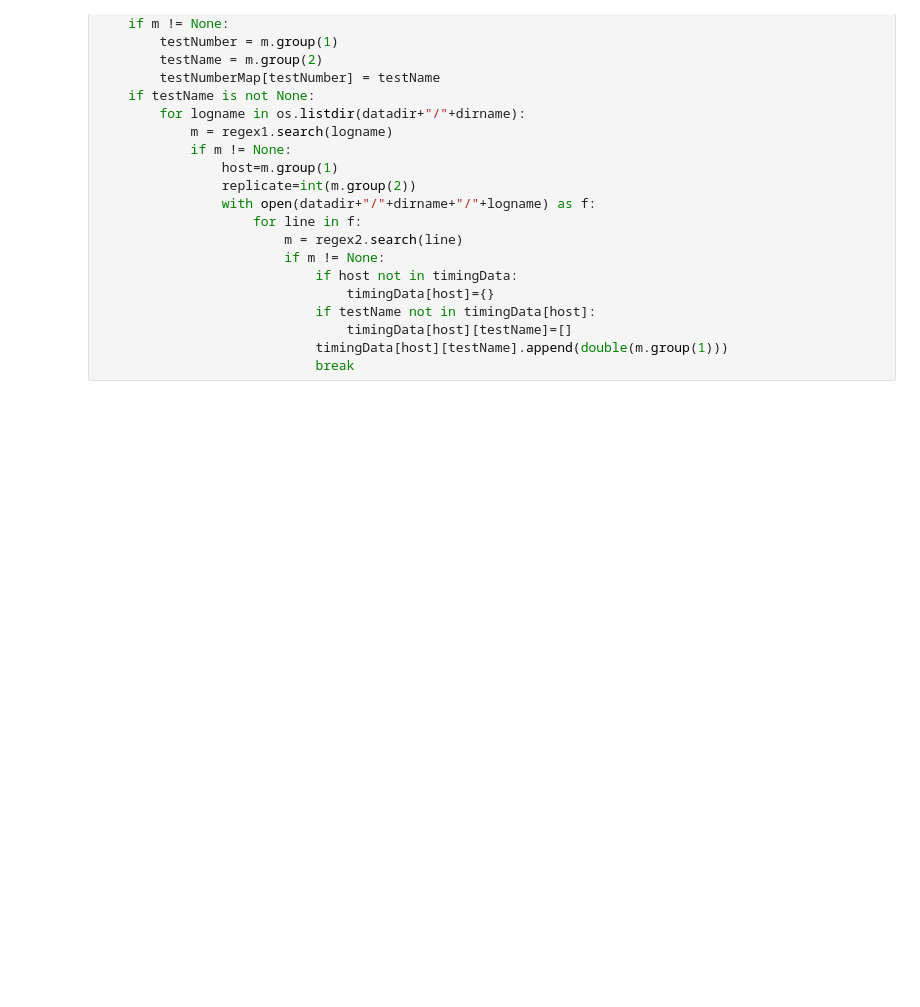
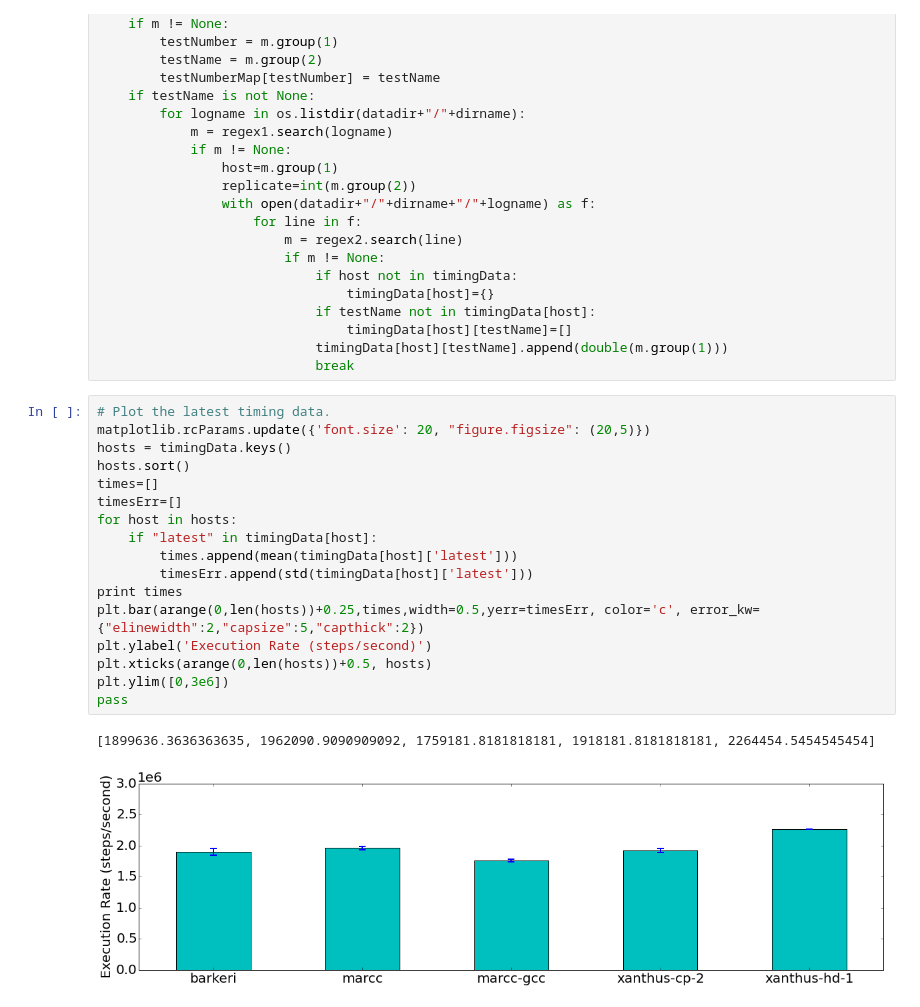
Before and after one commit to telamonian/lmes, a Jupyter notebook: regression/rdme_bimolecular/analysis.ipynb, the cells around one changed output. Cells and saved outputs as stored; diff of their text form; blank space fills up the shorter version.

```diff
--- a/regression/rdme_bimolecular/analysis.ipynb
+++ b/regression/rdme_bimolecular/analysis.ipynb
@@ -305,4 +212,24 @@ for dirname in os.listdir(datadir):
                                 timingData[host][testName]=[]
                             timingData[host][testName].append(double(m.group(1)))
                             break
+# %%
+# Plot the latest timing data.
+matplotlib.rcParams.update({'font.size': 20, "figure.figsize": (20,5)})
+hosts = timingData.keys()
+hosts.sort()
+times=[]
+timesErr=[]
+for host in hosts:
+    if "latest" in timingData[host]:
+        times.append(mean(timingData[host]['latest']))
+        timesErr.append(std(timingData[host]['latest']))
+print times
+plt.bar(arange(0,len(hosts))+0.25,times,width=0.5,yerr=timesErr, color='c', error_kw={"elinewidth":2,"capsize":5,"capthick":2})
+plt.ylabel('Execution Rate (steps/second)')
+plt.xticks(arange(0,len(hosts))+0.5, hosts)
+plt.ylim([0,3e6])
+pass
+# %% [output]
+[1899636.3636363635, 1962090.9090909092, 1759181.8181818181, 1918181.8181818181, 2264454.5454545454]
+[figure, added]
 # %%
```
Also changed, not shown: parts of 13 cells of this notebook.
